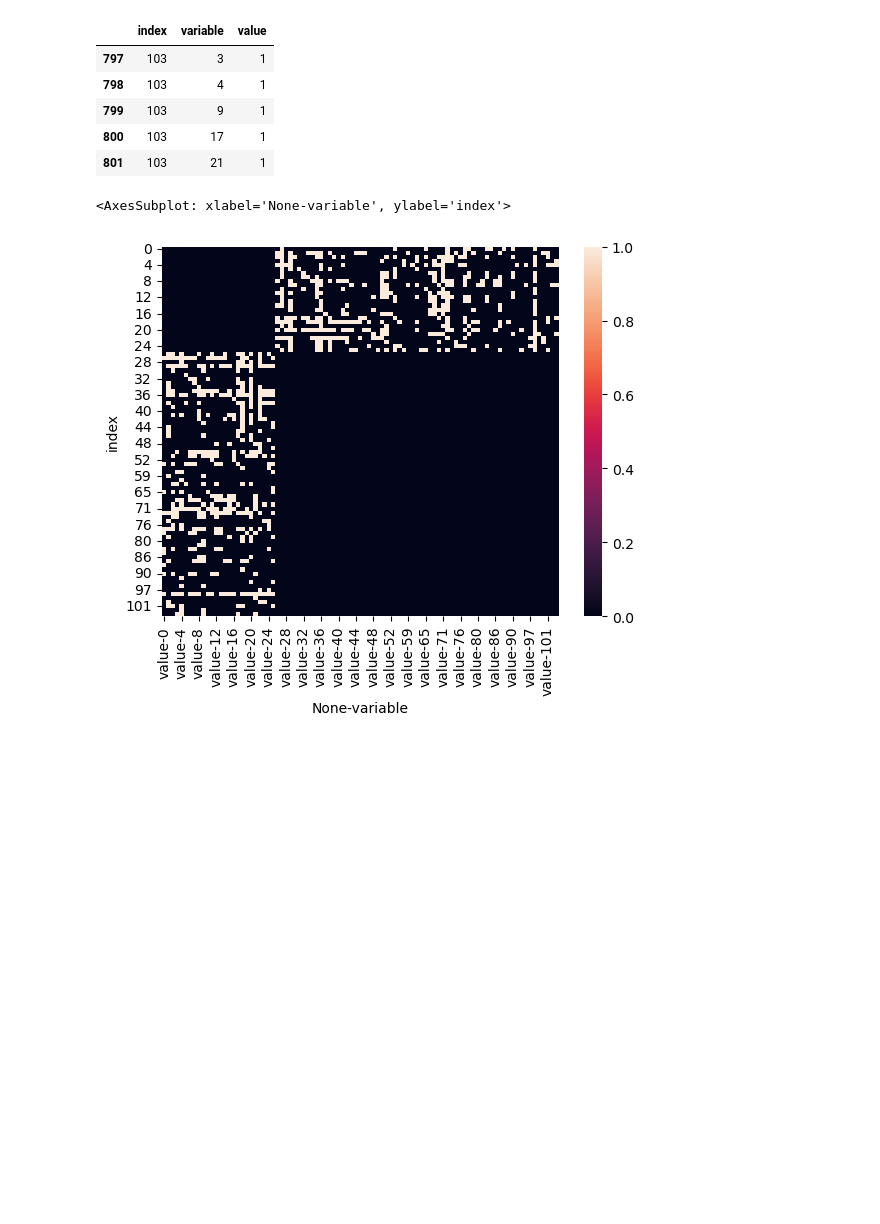
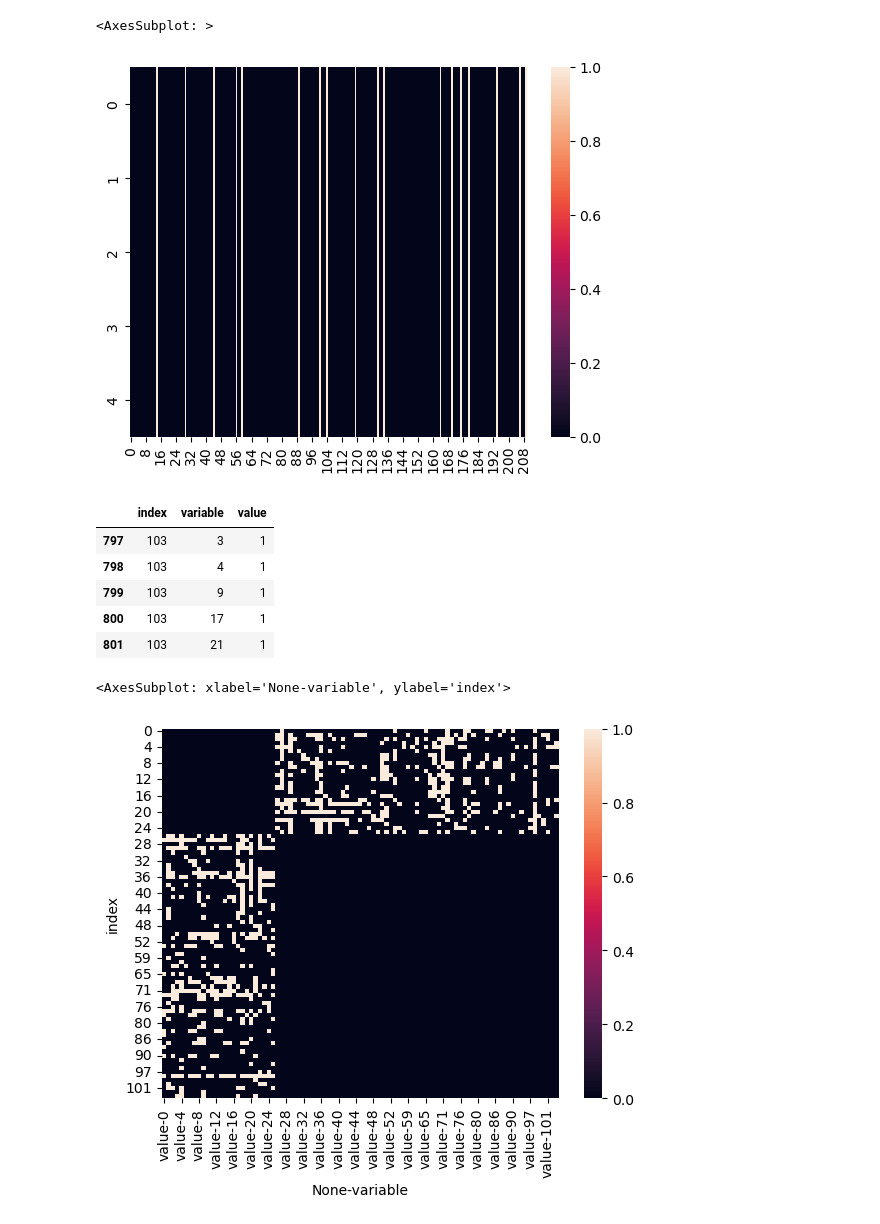
Before and after one commit to dcuoliveira/cd-ts, a Jupyter notebook: src/results_report.ipynb, the cells around one changed output. Drawn from its saved outputs; the diff is of its cells as text; code cells hidden in the pictures; blank space fills up the shorter version.

```diff
--- a/src/results_report.ipynb
+++ b/src/results_report.ipynb
@@ -20,0 +39,4 @@ sns.heatmap(implied_adj)
+# %%
+teste = pd.read_clipboard()
+
+teste.tail()
@@ -21,3 +51,8 @@ sns.heatmap(implied_adj)
+# %%
+sns.heatmap(np.where(teste > 0, 1, 0))
+# %% [output]
+<AxesSubplot: >
+[figure, added]
 # %%
 adj = pd.read_clipboard()
 adj = adj.reset_index(drop=True)
```
Also changed, not shown: parts of 6 cells of this notebook.
